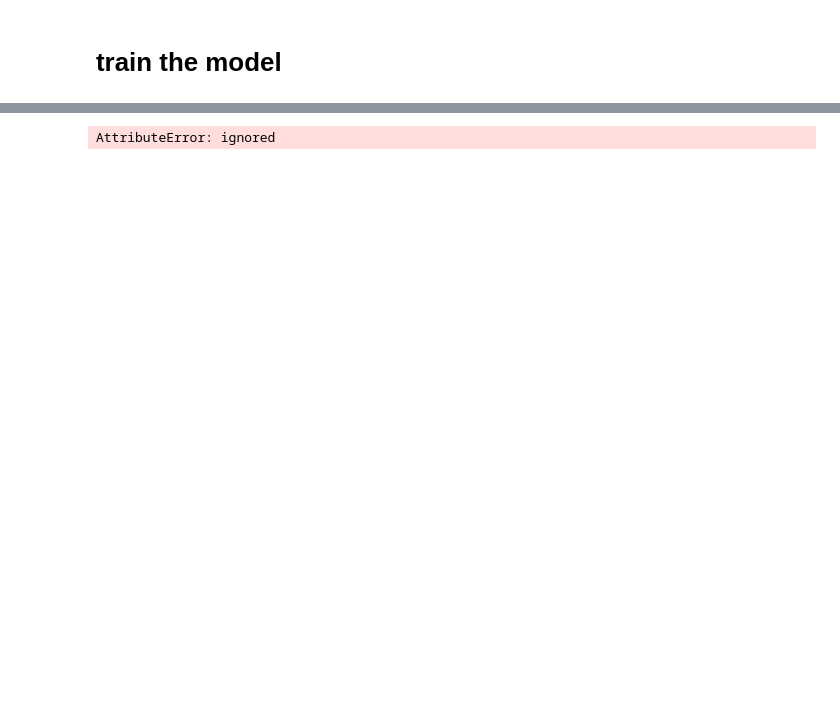
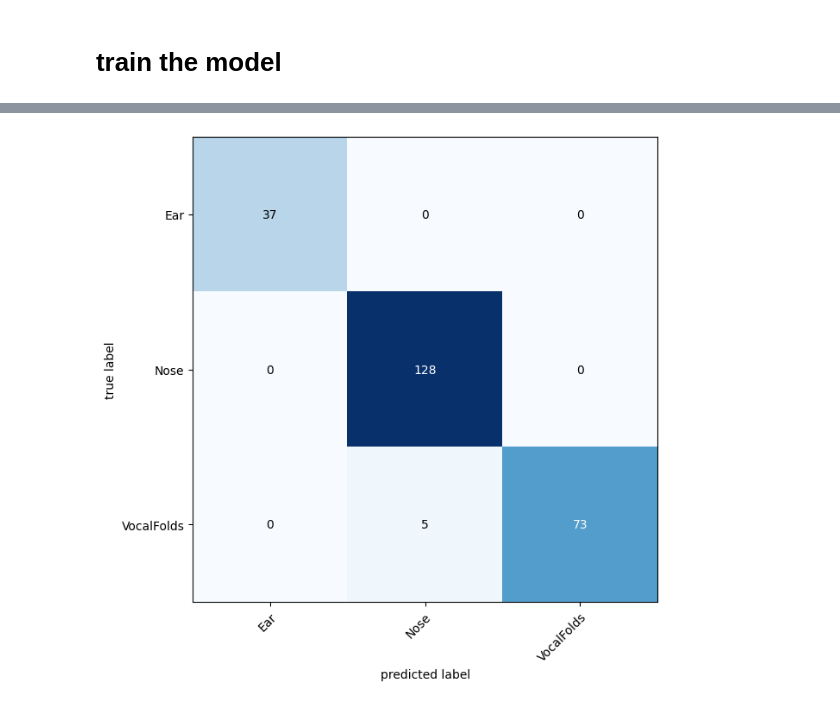
Before and after one commit to Abdo-199/EndoscopicImagesClassificationDL, a Jupyter notebook: transformer_0.ipynb, the cells around one changed output, grey strips where cells are left out. Drawn from its saved outputs; the diff is of its cells as text; code cells hidden in the pictures; blank space fills up the shorter version.

```diff
--- a/transformer_0.ipynb
+++ b/transformer_0.ipynb
@@ -253,7 +251,7 @@ Image width: 1920
 # %%
-test_preds, targets_preds = helper_functions.make_predictions(test_dataloader, model_1, device)
+test_preds, test_targets = helper_functions.make_predictions(test_dataloader, model_1, device)
 # %%
-helper_functions.plot_confusion(targets_preds, test_preds, class_names)
+helper_functions.plot_confusion(test_targets, test_preds, class_names)
 # %% [output]
-AttributeError: ignored
+[figure, added]
 # %%
```
Also changed, not shown: parts of 15 cells of this notebook, 1 other file.
